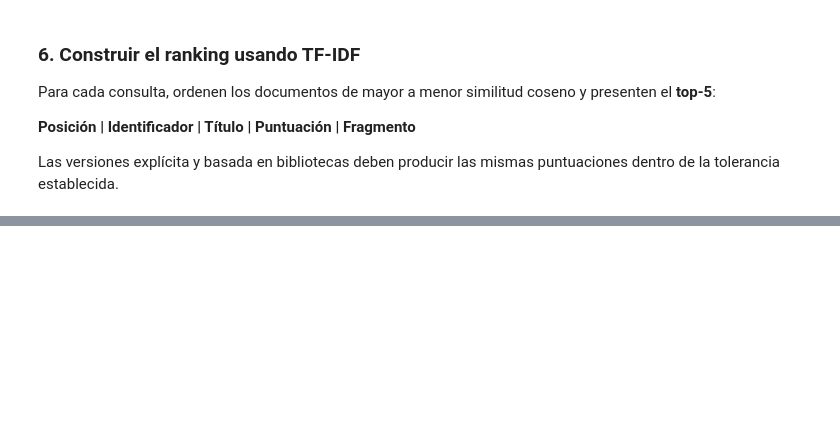
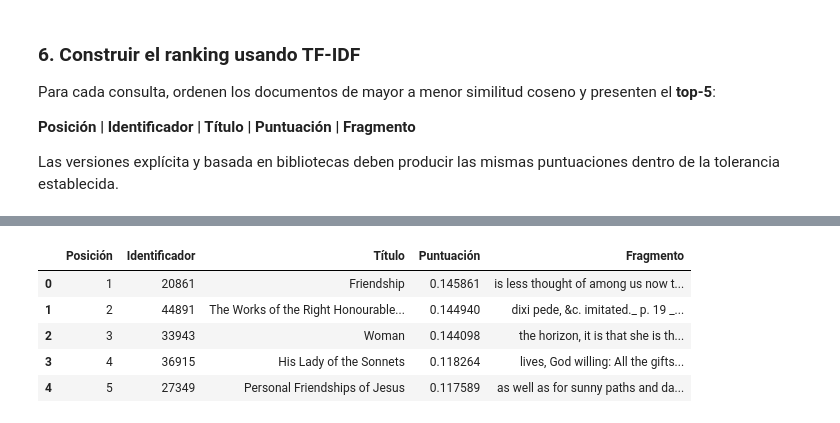
Before and after one commit to Andres-JA/InformationRetrieval, a Jupyter notebook: notebooks/03_vectorsearch.ipynb, the cells around one changed output, grey strips where cells are left out. Cells and saved outputs as stored; diff of their text form; code cells hidden in the pictures; blank space fills up the shorter version.

```diff
--- a/notebooks/03_vectorsearch.ipynb
+++ b/notebooks/03_vectorsearch.ipynb
@@ -367,3 +684,78 @@ Para cada consulta, ordenen los documentos de mayor a menor similitud coseno y p
 **Posición | Identificador | Título | Puntuación | Fragmento**
 
 Las versiones explícita y basada en bibliotecas deben producir las mismas puntuaciones dentro de la tolerancia establecida.
+# %%
+total_term_frequency = Counter()
+for counts in tf_counts.values():
+    total_term_frequency.update(counts)
+
+raw_cache = {}
+
+
+def read_raw(doc_id):
+    if doc_id not in raw_cache:
+        text = paths[doc_id].read_text(encoding='utf-8', errors='ignore')
+        start = re.search(r'\*\*\*\s*START OF', text, flags=re.IGNORECASE)
+        if start:
+            newline = text.find('\n', start.end())
+            text = text[newline + 1:] if newline != -1 else text[start.end():]
+        end = re.search(r'\*\*\*\s*END OF', text, flags=re.IGNORECASE)
+        if end:
+            text = text[:end.start()]
+        raw_cache[doc_id] = text
+    return raw_cache[doc_id]
+
+
+def extract_snippet(raw_text, query_tokens, width=220):
+    ordered_terms = sorted(
+        query_tokens,
+        key=lambda term: (-idf.get(term, 0.0), total_term_frequency.get(term, 0)),
+    )
+    for term in ordered_terms:
+        match = re.search(rf'\b{re.escape(term)}\b', raw_text, flags=re.IGNORECASE)
+        if match:
+            start = max(0, match.start() - width // 3)
+            end = min(len(raw_text), start + width)
+            if start > 0:
+                next_space = raw_text.find(' ', start)
+                if next_space != -1 and next_space < match.start():
+                    start = next_space + 1
+            if end < len(raw_text):
+                previous_space = raw_text.rfind(' ', start, end)
+                if previous_space != -1 and previous_space > match.end():
+                    end = previous_space
+            snippet = raw_text[start:end]
+            break
+    else:
+        snippet = raw_text[:width]
+    return re.sub(r'\s+', ' ', snippet).strip()
+
+
+pd.set_option('display.max_colwidth', 220)
+tolerance = 1e-10
+ranking_differences = []
+
+for label, query in queries.items():
+    data = query_data[label]
+    order = np.argsort(-data['manual_scores'])[:5]
+    ranking_rows = []
+    for position, doc_position in enumerate(order, start=1):
+        doc_id = doc_ids[doc_position]
+        ranking_rows.append(
+            {
+                'Posición': position,
+                'Identificador': doc_id,
+                'Título': titles[doc_id],
+                'Puntuación': round(float(data['manual_scores'][doc_position]), 6),
+                'Fragmento': extract_snippet(read_raw(doc_id), data['tokens']),
+            }
+        )
+    maximum_difference = float(np.max(np.abs(data['manual_scores'] - data['library_scores'])))
+    ranking_differences.append(maximum_difference)
+    print(f'Consulta: {query!r} — {label}')
+    display(pd.DataFrame(ranking_rows))
+
+print(f'Máxima diferencia global entre implementación explícita y scikit-learn: {max(ranking_differences):.3e}')
+assert max(ranking_differences) <= tolerance
+print(f'Todas las puntuaciones coinciden dentro de la tolerancia (atol={tolerance:g}).')
+# %% [output]
@@ -369,0 +763,6 @@ Las versiones explícita y basada en bibliotecas deben producir las mismas puntu
+|  | Posición | Identificador | Título | Puntuación | Fragmento |
+| 0 | 1 | 20861 | Friendship | 0.145861 | is less thought of among us now t... |
+| 1 | 2 | 44891 | The Works of the Right Honourable... | 0.144940 | dixi pede, &c. imitated._ p. 19 _... |
+| 2 | 3 | 33943 | Woman | 0.144098 | the horizon, it is that she is th... |
+| 3 | 4 | 36915 | His Lady of the Sonnets | 0.118264 | lives, God willing: All the gifts... |
+| 4 | 5 | 27349 | Personal Friendships of Jesus | 0.117589 | as well as for sunny paths and da... |
```
Also changed, not shown: parts of 22 cells of this notebook, 2 other files.
